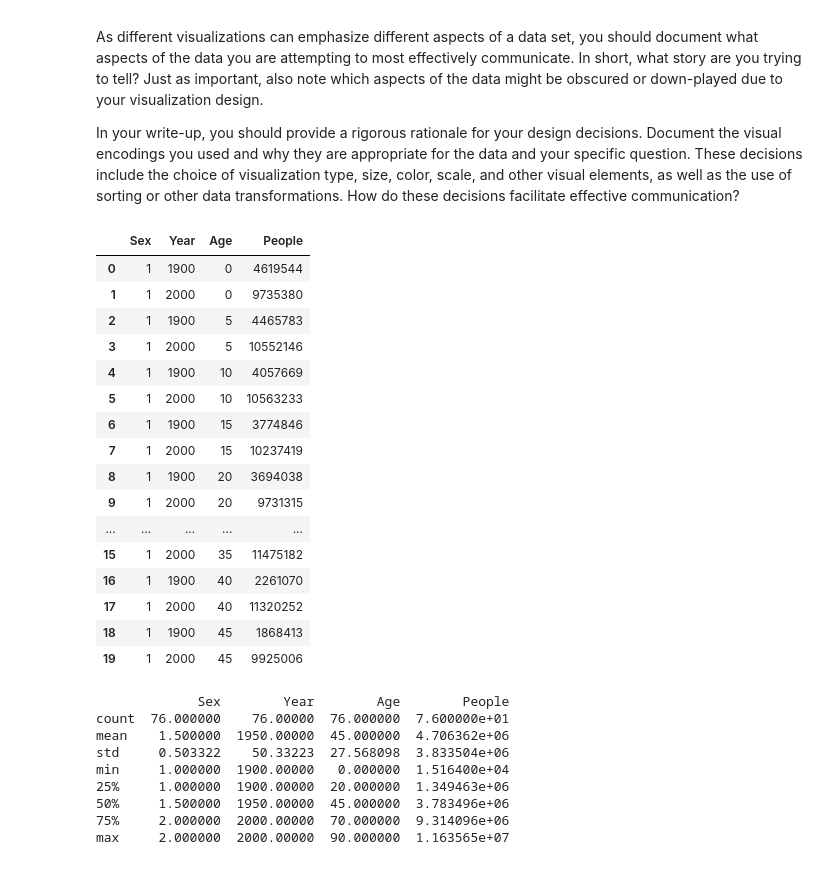
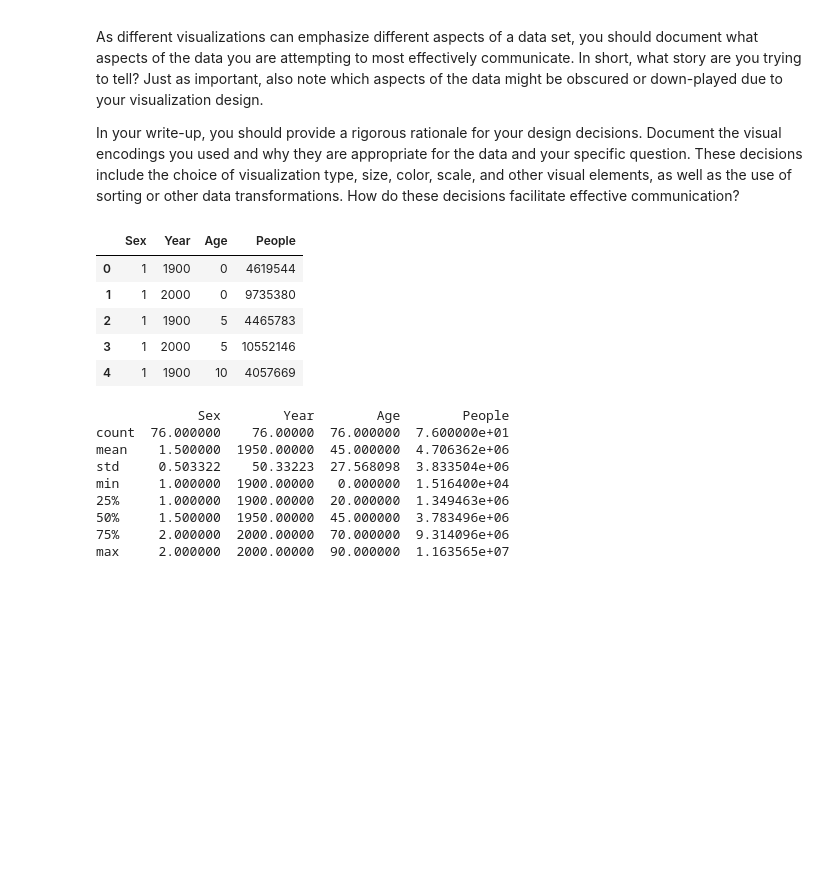
Before and after one commit to rghimre3/INFO-5502, a Jupyter notebook: lab_assignment_05.ipynb, the cells around one changed output. Cells and saved outputs as stored; diff of their text form; code cells hidden in the pictures; blank space fills up the shorter version.

```diff
--- a/lab_assignment_05.ipynb
+++ b/lab_assignment_05.ipynb
@@ -31,31 +31,19 @@ In your write-up, you should provide a rigorous rationale for your design decisi
 # Your answer here (question + explanation):
 # %%
 # Your answer here (python code + explanation):
-
+# Importing relevant libraries
 import pandas as pd
 import numpy as np
 import matplotlib.pyplot as plt
 
-
+# Reading the data
 df=pd.read_csv(r'https://raw.githubusercontent.com/suthapalliuday/INFO5502-Summer2022/main/datasets/lab_assignment_05_census.csv')
-
-df.head(20)
+df.head()
 # %% [output]
 |  | Sex | Year | Age | People |
 | 0 | 1 | 1900 | 0 | 4619544 |
 | 1 | 1 | 2000 | 0 | 9735380 |
 | 2 | 1 | 1900 | 5 | 4465783 |
 | 3 | 1 | 2000 | 5 | 10552146 |
 | 4 | 1 | 1900 | 10 | 4057669 |
-| 5 | 1 | 2000 | 10 | 10563233 |
-| 6 | 1 | 1900 | 15 | 3774846 |
-| 7 | 1 | 2000 | 15 | 10237419 |
-| 8 | 1 | 1900 | 20 | 3694038 |
-| 9 | 1 | 2000 | 20 | 9731315 |
-| ... | ... | ... | ... | ... |
-| 15 | 1 | 2000 | 35 | 11475182 |
-| 16 | 1 | 1900 | 40 | 2261070 |
-| 17 | 1 | 2000 | 40 | 11320252 |
-| 18 | 1 | 1900 | 45 | 1868413 |
-| 19 | 1 | 2000 | 45 | 9925006 |
 # %%
```
Also changed, not shown: parts of 5 cells of this notebook.
